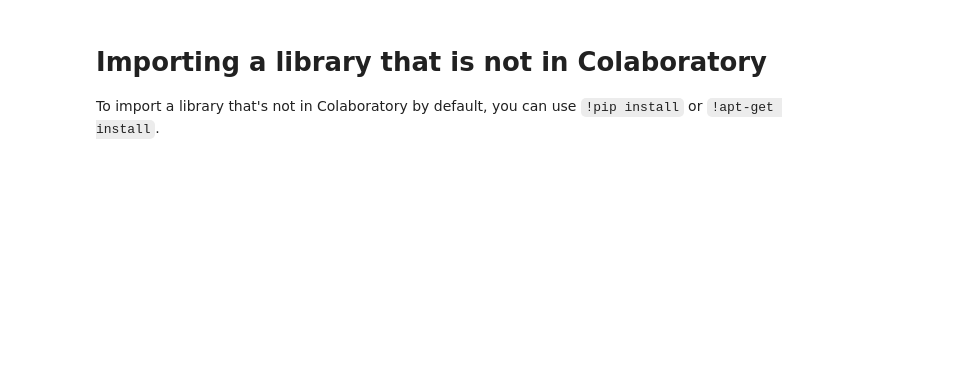
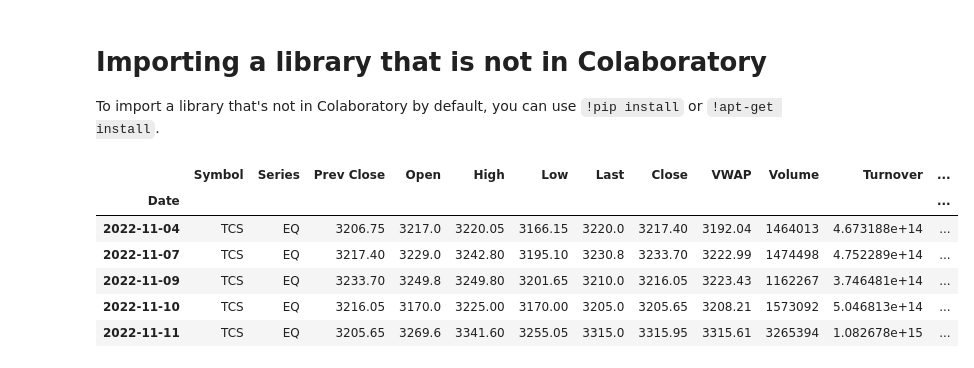
Before and after one commit to pradnyildhane/web-python-app, a Jupyter notebook: Snippets_Importing_libraries.ipynb, the cells around one changed output. Saved outputs shown, nothing was run; the diff lists cells and outputs as text; code cells hidden in the pictures; blank space fills up the shorter version.

```diff
--- a/Snippets_Importing_libraries.ipynb
+++ b/Snippets_Importing_libraries.ipynb
@@ -17,3 +22,23 @@ print(indices)
+# %%
+def getHistoricalData(stockName):
+  today = datetime.date.today()
+  duration = 450
+  start = today+datetime.timedelta(-duration)
+
+  stockData = nsepy.get_history(symbol=stockName,start=start,end=today)
+  return stockData
+
+df = getHistoricalData('TCS')
+# %%
+df.tail()
+# %% [output]
+|  | Symbol | Series | Prev Close | Open | High | Low | Last | Close | VWAP | Volume | Turnover | ... |
+| Date |  |  |  |  |  |  |  |  |  |  |  | ... |
+| 2022-11-04 | TCS | EQ | 3206.75 | 3217.0 | 3220.05 | 3166.15 | 3220.0 | 3217.40 | 3192.04 | 1464013 | 4.673188e+14 | ... |
+| 2022-11-07 | TCS | EQ | 3217.40 | 3229.0 | 3242.80 | 3195.10 | 3230.8 | 3233.70 | 3222.99 | 1474498 | 4.752289e+14 | ... |
+| 2022-11-09 | TCS | EQ | 3233.70 | 3249.8 | 3249.80 | 3201.65 | 3210.0 | 3216.05 | 3223.43 | 1162267 | 3.746481e+14 | ... |
+| 2022-11-10 | TCS | EQ | 3216.05 | 3170.0 | 3225.00 | 3170.00 | 3205.0 | 3205.65 | 3208.21 | 1573092 | 5.046813e+14 | ... |
+| 2022-11-11 | TCS | EQ | 3205.65 | 3269.6 | 3341.60 | 3255.05 | 3315.0 | 3315.95 | 3315.61 | 3265394 | 1.082678e+15 | ... |
 # %%
 from google.colab import files
 files.upload()
```
Also changed, not shown: parts of 6 cells of this notebook.
